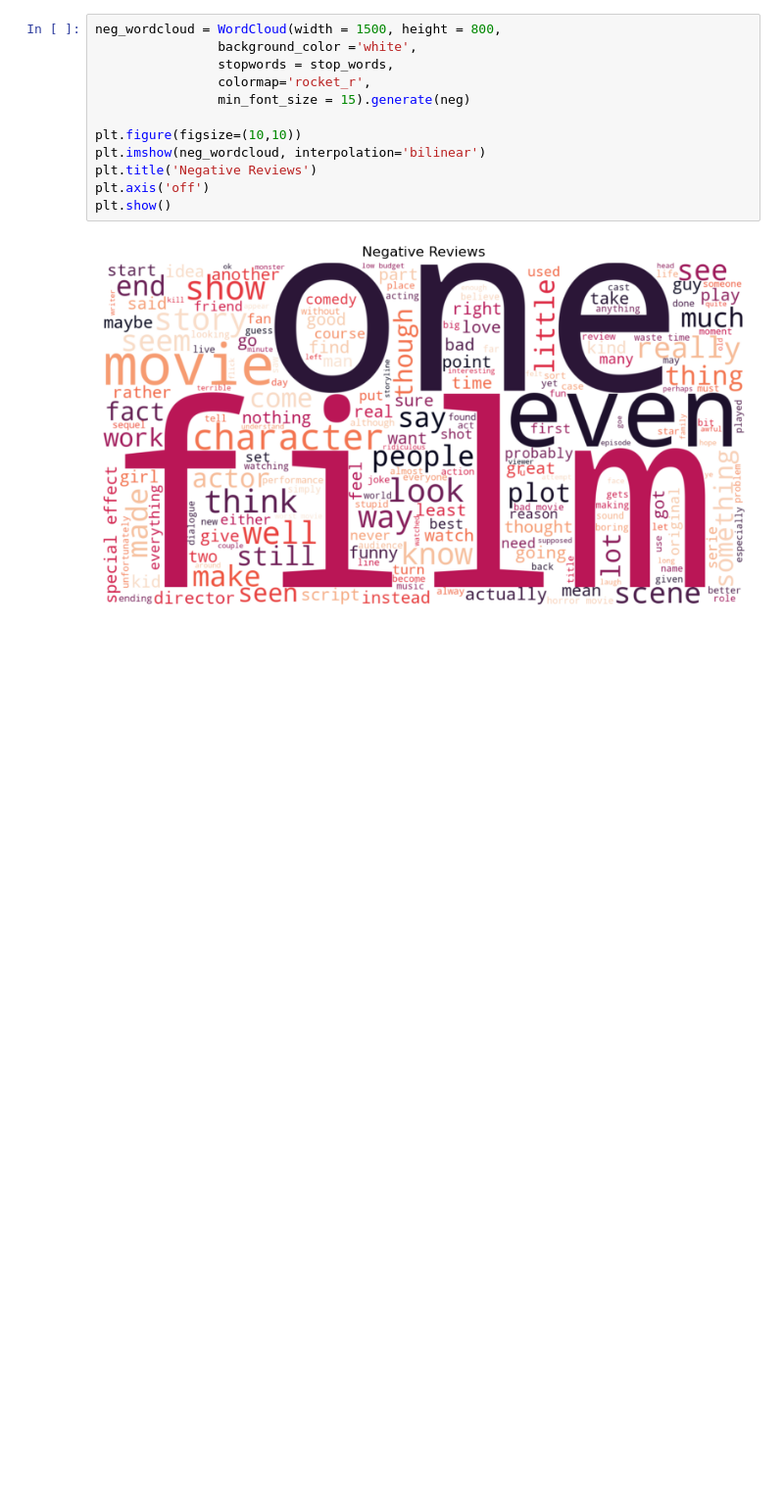
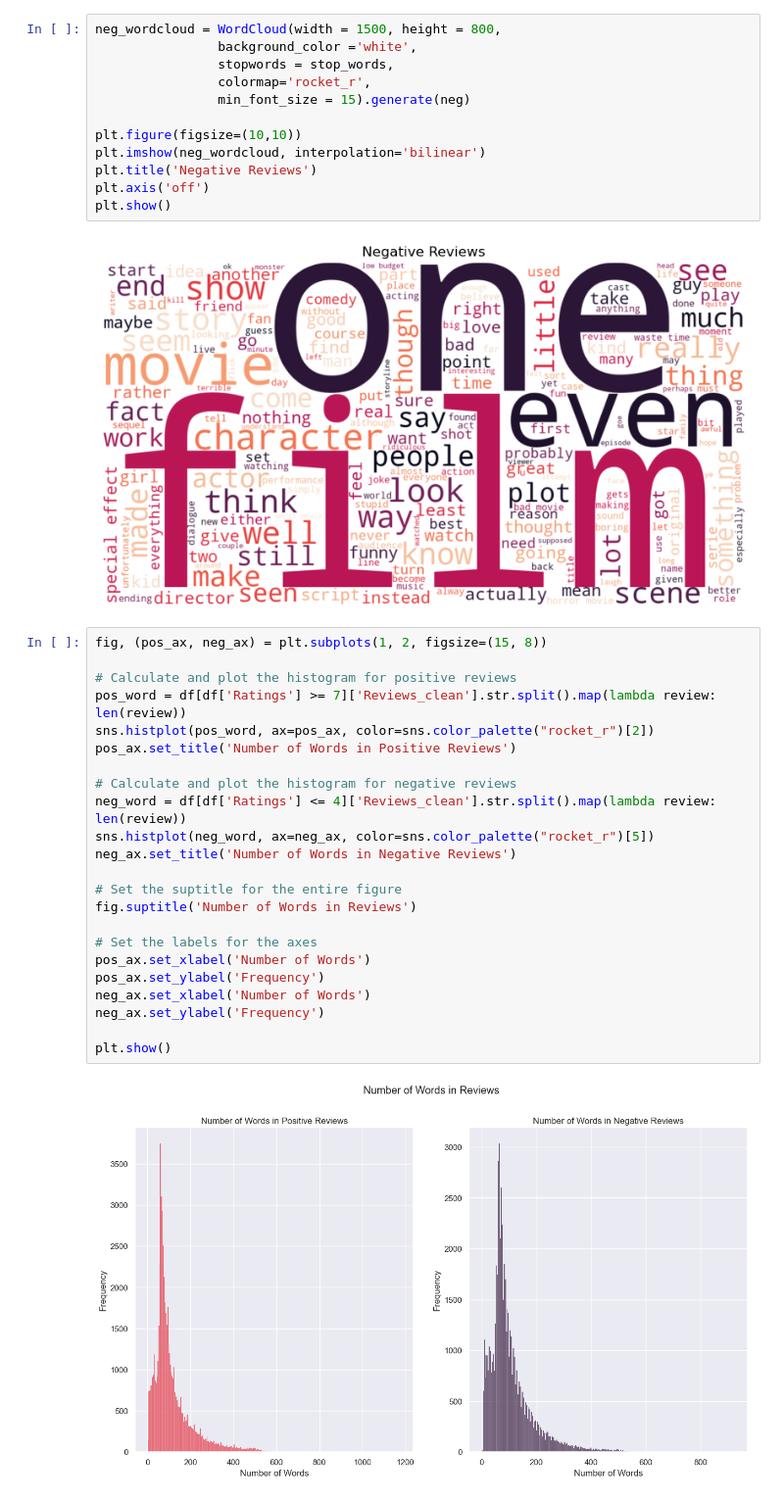
Before and after one commit to stngan/sentiment-python, a Jupyter notebook: sentiment.ipynb, the cells around one changed output. Shown at 98% size. Cells and saved outputs as stored; diff of their text form; blank space fills up the shorter version.

```diff
--- a/sentiment.ipynb
+++ b/sentiment.ipynb
@@ -195,3 +195,28 @@ plt.axis('off')
 plt.show()
 # %% [output]
 [figure]
+# %%
+fig, (pos_ax, neg_ax) = plt.subplots(1, 2, figsize=(15, 8))
+
+# Calculate and plot the histogram for positive reviews
+pos_word = df[df['Ratings'] >= 7]['Reviews_clean'].str.split().map(lambda review: len(review))
+sns.histplot(pos_word, ax=pos_ax, color=sns.color_palette("rocket_r")[2])
+pos_ax.set_title('Number of Words in Positive Reviews')
+
+# Calculate and plot the histogram for negative reviews
+neg_word = df[df['Ratings'] <= 4]['Reviews_clean'].str.split().map(lambda review: len(review))
+sns.histplot(neg_word, ax=neg_ax, color=sns.color_palette("rocket_r")[5])
+neg_ax.set_title('Number of Words in Negative Reviews')
+
+# Set the suptitle for the entire figure
+fig.suptitle('Number of Words in Reviews')
+
+# Set the labels for the axes
+pos_ax.set_xlabel('Number of Words')
+pos_ax.set_ylabel('Frequency')
+neg_ax.set_xlabel('Number of Words')
+neg_ax.set_ylabel('Frequency')
+
+plt.show()
+# %% [output]
+[figure, added]
```
